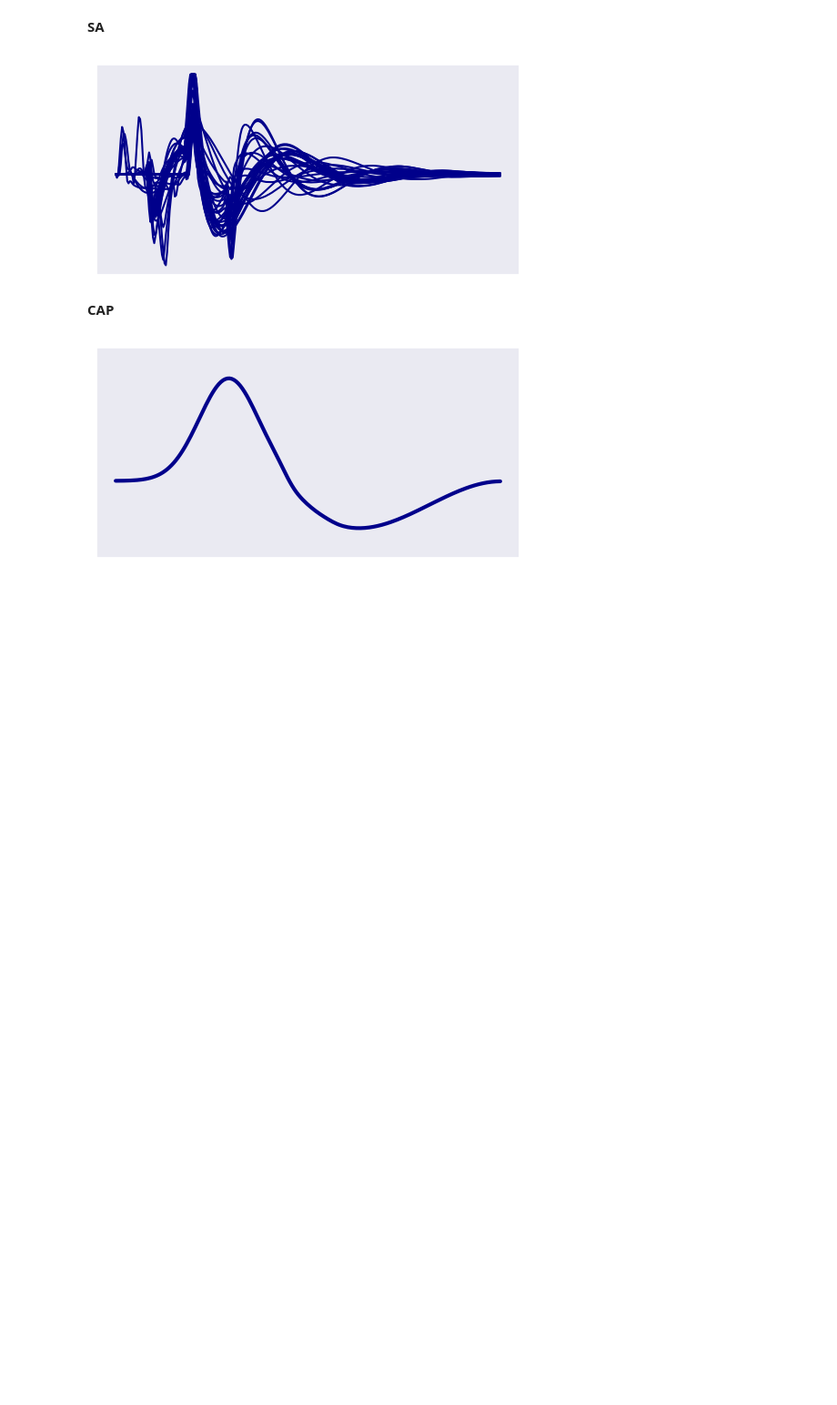
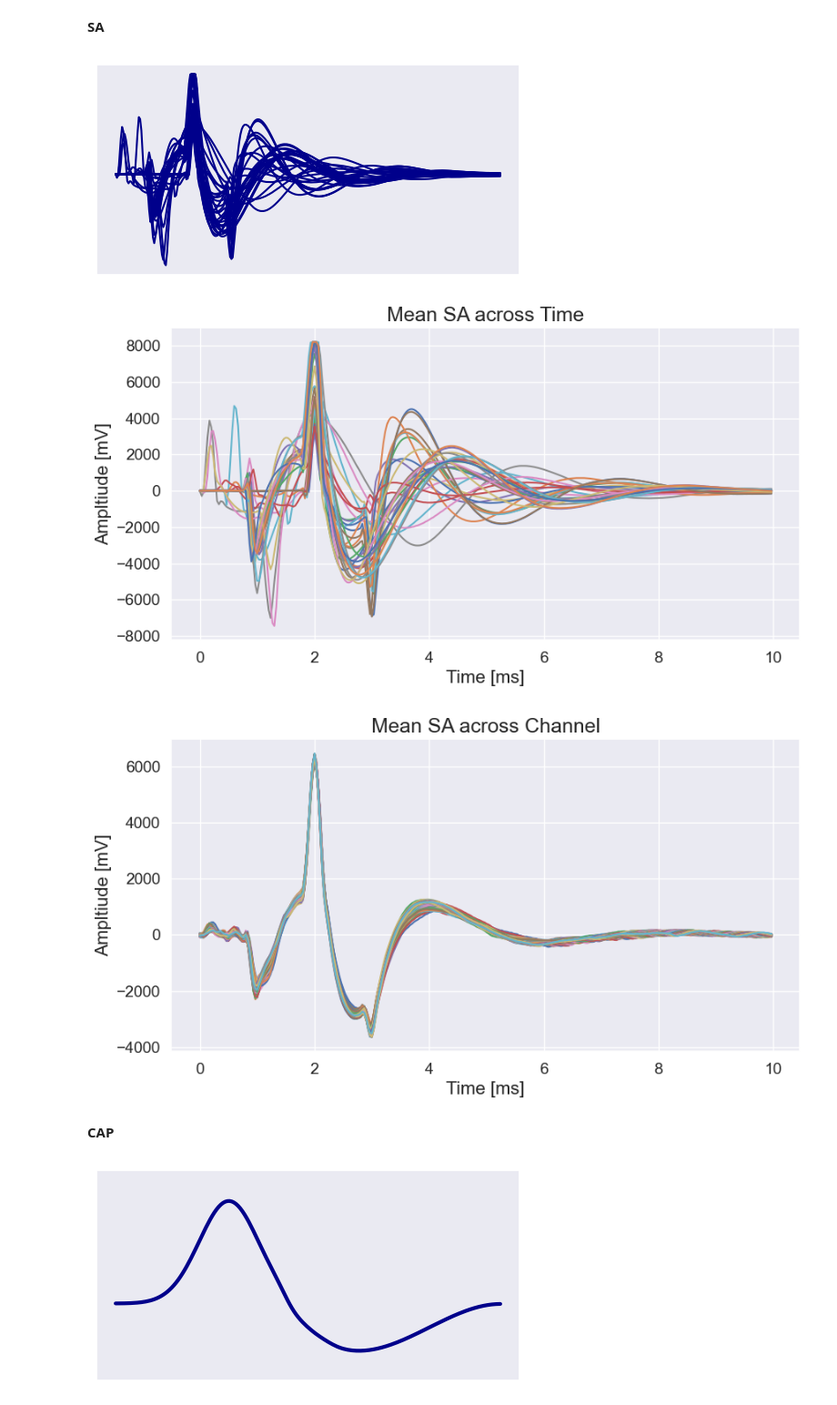
Before and after one commit to TheresaDF/NeuronSpikeEye, a Jupyter notebook: src/visualizations/simulated_data.ipynb, the cells around one changed output. Shown: that part at 91% size. Cells and saved outputs as stored; diff of their text form; code cells hidden in the pictures; blank space fills up the shorter version.

```diff
--- a/src/visualizations/simulated_data.ipynb
+++ b/src/visualizations/simulated_data.ipynb
@@ -24,6 +24,31 @@ plt.savefig("../../../figures/stim_data_SA.pdf")
 plt.show()
 # %% [output]
 [figure]
+# %%
+SA_options1 = np.load("../data/noise_files_sim_data/SA_time.npy")
+SA_options2 = np.load("../data/noise_files_sim_data/SA_channel.npy")
+plt.rcParams['xtick.labelsize'] = 14
+plt.rcParams['ytick.labelsize'] = 14
+
+x_axis = np.arange(0, 300) / 30
+plt.figure(figsize=(10, 5))
+plt.plot(x_axis, SA_options1.T)
+plt.xlabel("Time [ms]", fontdict={"fontsize": 16})
+plt.ylabel("Ampltiude [mV]", fontdict={"fontsize": 16})
+plt.title("Mean SA across Time", fontdict={"fontsize": 18})
+plt.savefig("../../../figures/stim_data_SA_time.pdf")
+plt.show()
+
+plt.figure(figsize=(10, 5))
+plt.plot(x_axis, SA_options2.T)
+plt.xlabel("Time [ms]", fontdict={"fontsize": 16})
+plt.ylabel("Ampltiude [mV]", fontdict={"fontsize": 16})
+plt.title("Mean SA across Channel", fontdict={"fontsize": 18})
+plt.savefig("../../../figures/stim_data_SA_channel.pdf")
+plt.show()
+# %% [output]
+[figure, added]
+[figure, added]
 # %% [markdown]
 **CAP**
 # %%
```
Also changed, not shown: parts of 4 cells of this notebook, 2 other files.
